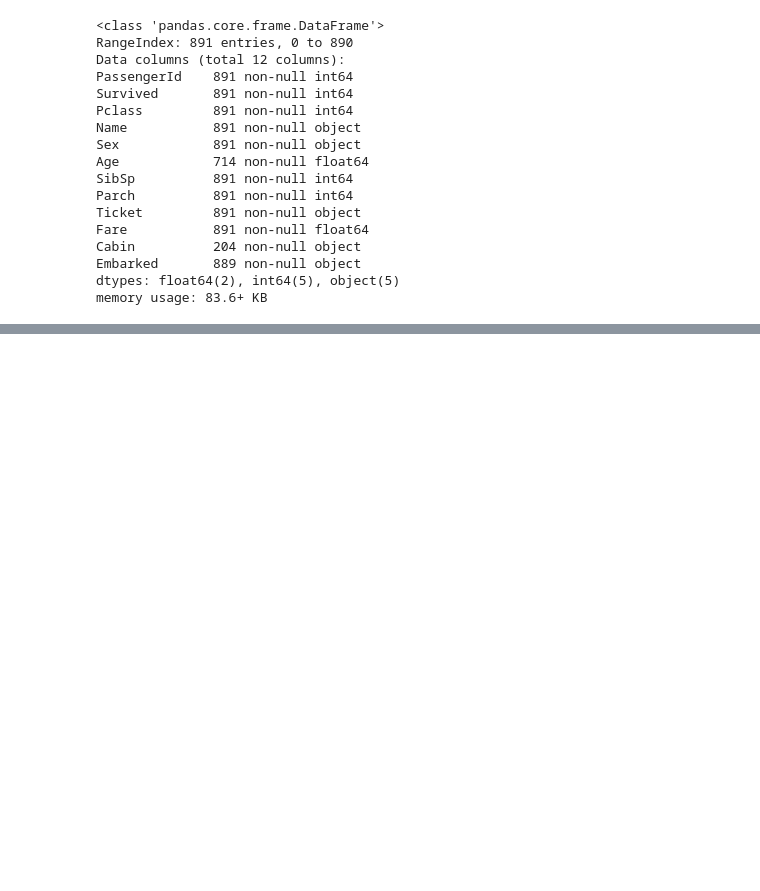
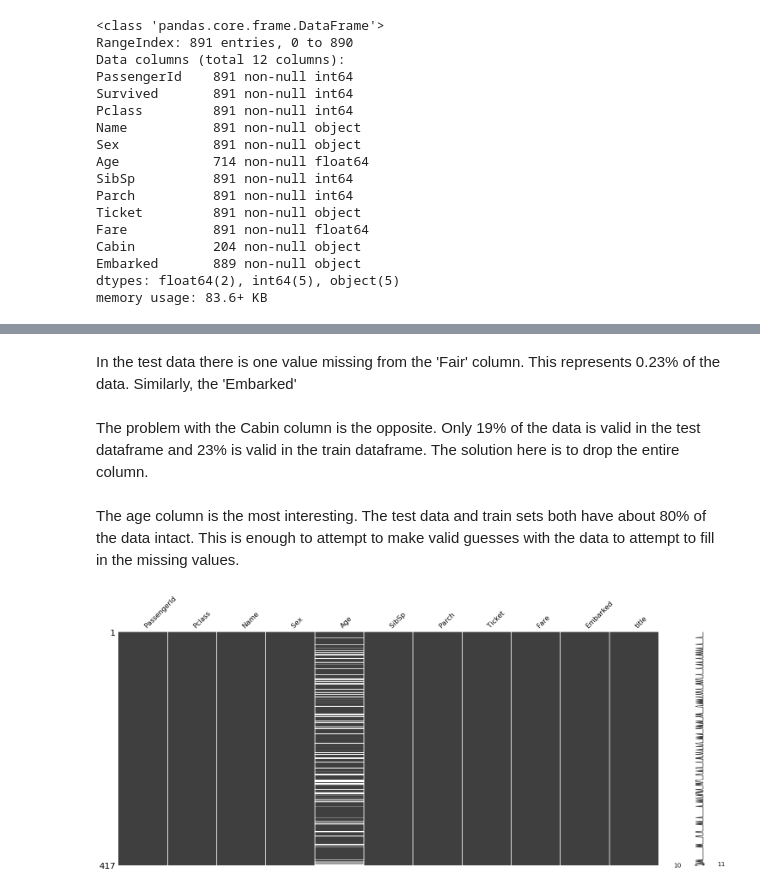
Before and after one commit to satrojan/Titanic, a Jupyter notebook: Titanic.ipynb, the cells around one changed output, grey strips where cells are left out. Cells and saved outputs as stored; diff of their text form; code cells hidden in the pictures; blank space fills up the shorter version.

Commit message:
initial data work complete

```diff
--- a/Titanic.ipynb
+++ b/Titanic.ipynb
@@ -105,2 +78,0 @@ df_train[df_train.title.isna()]
-# %%
-str_srch = r'(?:Mr\.|Mrs\.|Miss\.|Master\.|Don\.|Rev\.|Dr\.|Jonkheer\.|Countess\.|Capt\.|Mlle\.|Col\.|Sir\.|Lady\.|Major\.|Ms\.|Mme\.|)+'
@@ -106,0 +90,3 @@ str_srch = r'(?:Mr\.|Mrs\.|Miss\.|Master\.|Don\.|Rev\.|Dr\.|Jonkheer\.|Countess\
+# %%
+df_test['title'] = [re.findall(str_srch,i) for i in df_test.Name.values]
+df_test.title = [df_test.title.values[i][0] for i in range(df_test.shape[0])]
@@ -106,0 +95,16 @@ str_srch = r'(?:Mr\.|Mrs\.|Miss\.|Master\.|Don\.|Rev\.|Dr\.|Jonkheer\.|Countess\
+# %% [markdown]
+In the test data there is one value missing from the 'Fair' column. This represents 0.23% of the data. Similarly, the 'Embarked'
+# %%
+df_test.dropna(subset=['Fare'],inplace=True)
+df_train.dropna(subset=['Embarked'],inplace=True)
+# %% [markdown]
+The problem with the Cabin column is the opposite. Only 19% of the data is valid in the test dataframe and 23% is valid in the train dataframe. The solution here is to drop the entire column.
+# %%
+df_test.drop('Cabin', axis=1, inplace=True)
+df_train.drop('Cabin', axis=1, inplace=True)
+# %% [markdown]
+The age column is the most interesting. The test data and train sets both have about 80% of the data intact. This is enough to attempt to make valid guesses with the data to attempt to fill in the missing values.
+# %%
+msno.matrix(df_test);
+# %% [output]
+[figure, added]
```
Also changed, not shown: parts of 29 cells of this notebook.
